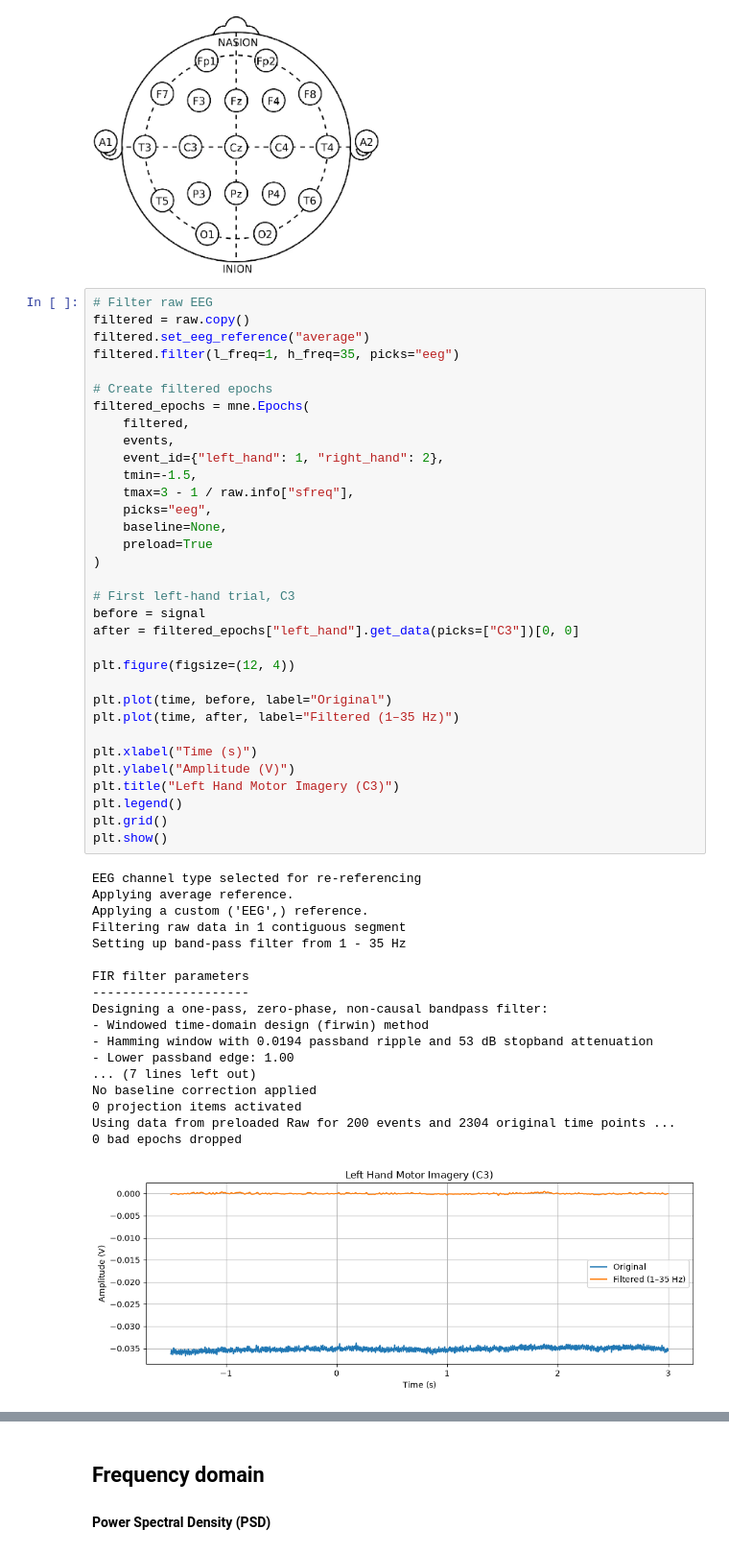
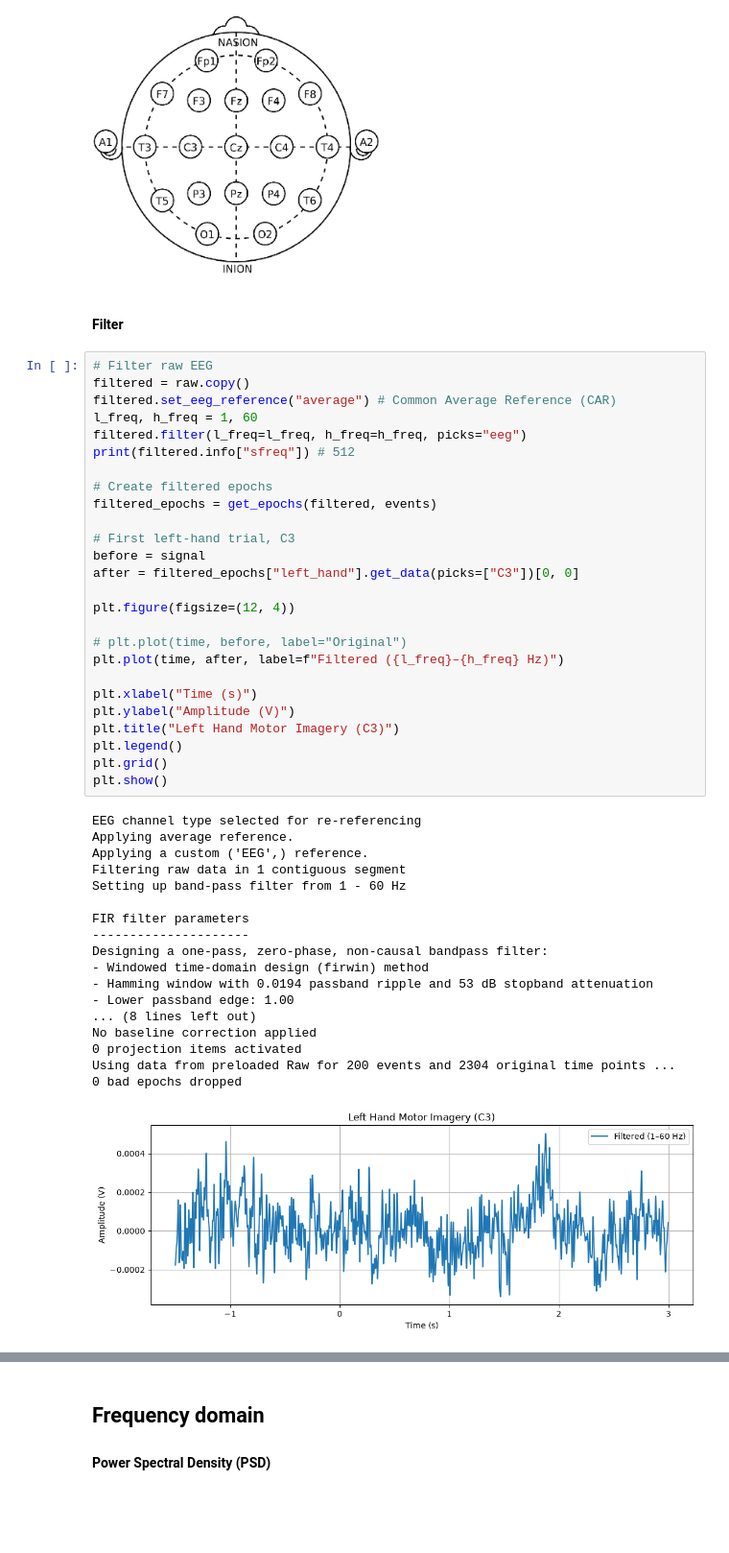
Before and after one commit to alarxx/BCI_Midterm_Project, a Jupyter notebook: project.ipynb, the cells around one changed output, grey strips where cells are left out. Shown at 96% size. Cells and saved outputs as stored; diff of their text form; blank space fills up the shorter version.

Commit message:
filtering and ERD

```diff
--- a/project.ipynb
+++ b/project.ipynb
@@ -432,55 +432,50 @@ display(Image(
 ))
 # %% [output]
 [figure]
+# %% [markdown]
+#### Filter
 # %%
 # Filter raw EEG
 filtered = raw.copy()
-filtered.set_eeg_reference("average")
-filtered.filter(l_freq=1, h_freq=35, picks="eeg")
+filtered.set_eeg_reference("average") # Common Average Reference (CAR)
+l_freq, h_freq = 1, 60
+filtered.filter(l_freq=l_freq, h_freq=h_freq, picks="eeg")
+print(filtered.info["sfreq"]) # 512
 
 # Create filtered epochs
-filtered_epochs = mne.Epochs(
-    filtered,
-    events,
-    event_id={"left_hand": 1, "right_hand": 2},
-    tmin=-1.5,
-    tmax=3 - 1 / raw.info["sfreq"],
-    picks="eeg",
-    baseline=None,
-    preload=True
-)
+filtered_epochs = get_epochs(filtered, events)
 
 # First left-hand trial, C3
 before = signal
 after = filtered_epochs["left_hand"].get_data(picks=["C3"])[0, 0]
 
 plt.figure(figsize=(12, 4))
 
-plt.plot(time, before, label="Original")
-plt.plot(time, after, label="Filtered (1–35 Hz)")
+# plt.plot(time, before, label="Original")
+plt.plot(time, after, label=f"Filtered ({l_freq}–{h_freq} Hz)")
 
 plt.xlabel("Time (s)")
 plt.ylabel("Amplitude (V)")
 plt.title("Left Hand Motor Imagery (C3)")
 plt.legend()
 plt.grid()
 plt.show()
 # %% [output]
 EEG channel type selected for re-referencing
 Applying average reference.
 Applying a custom ('EEG',) reference.
 Filtering raw data in 1 contiguous segment
-Setting up band-pass filter from 1 - 35 Hz
+Setting up band-pass filter from 1 - 60 Hz
 
 FIR filter parameters
 ---------------------
 Designing a one-pass, zero-phase, non-causal bandpass filter:
 - Windowed time-domain design (firwin) method
 - Hamming window with 0.0194 passband ripple and 53 dB stopband attenuation
 - Lower passband edge: 1.00
-... (7 lines left out)
+... (8 lines left out)
 No baseline correction applied
 0 projection items activated
 Using data from preloaded Raw for 200 events and 2304 original time points ...
 0 bad epochs dropped
-[figure, old version]
+[figure, new version]
```
Also changed, not shown: parts of 20 cells of this notebook.
